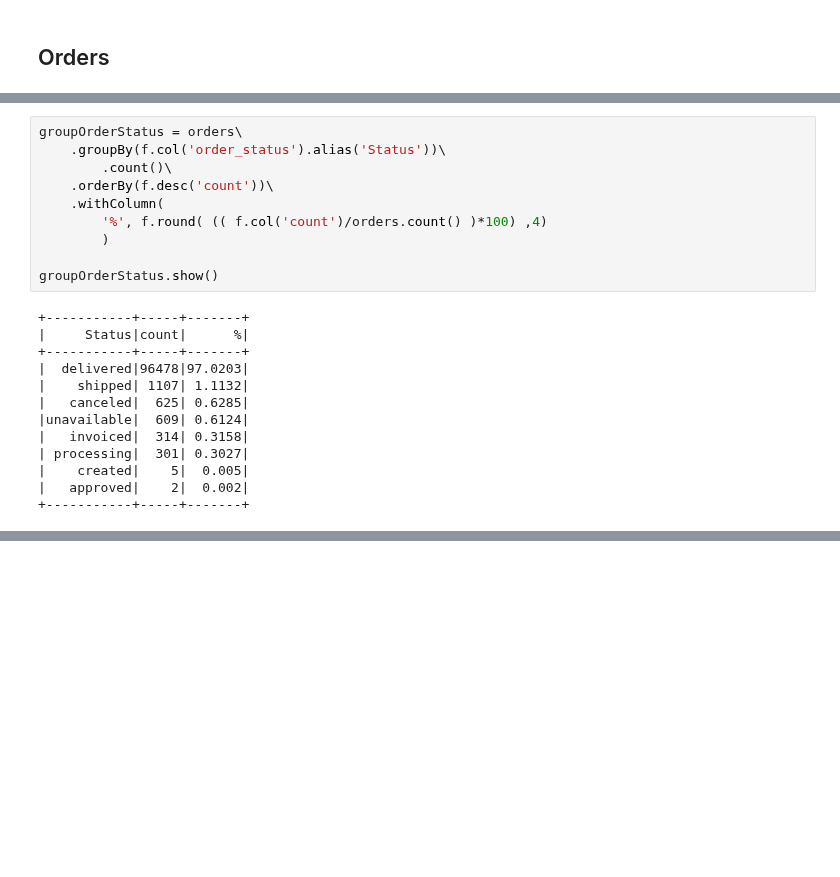
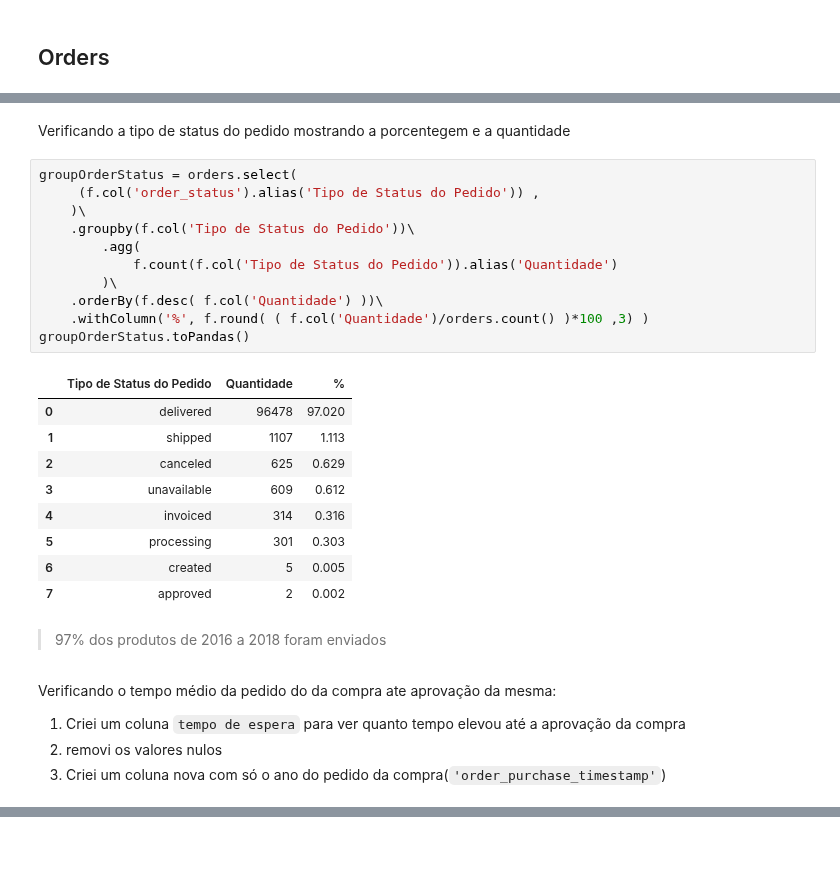
Before and after one commit to kaladabrio2020/Compass.Uol.DataScience, a Jupyter notebook: Sprint 01/ProjetoSprint01/ProjetoSprint01-Desafio.ipynb, the cells around one changed output, grey strips where cells are left out. Saved outputs shown, nothing was run; the diff lists cells and outputs as text; blank space fills up the shorter version.

```diff
--- a/Sprint 01/ProjetoSprint01/ProjetoSprint01-Desafio.ipynb
+++ b/Sprint 01/ProjetoSprint01/ProjetoSprint01-Desafio.ipynb
@@ -119,23 +149,30 @@ Para o conjuto de dados Orders , com 99441 linhas
+# %% [markdown]
+Verificando a tipo de status do pedido mostrando a porcentegem e a quantidade
 # %%
-groupOrderStatus = orders\
-    .groupBy(f.col('order_status').alias('Status'))\
-        .count()\
-    .orderBy(f.desc('count'))\
-    .withColumn(
-        '%', f.round( (( f.col('count')/orders.count() )*100) ,4)
-        )
-
-groupOrderStatus.show()
+groupOrderStatus = orders.select(
+     (f.col('order_status').alias('Tipo de Status do Pedido')) ,
+    )\
+    .groupby(f.col('Tipo de Status do Pedido'))\
+        .agg(
+            f.count(f.col('Tipo de Status do Pedido')).alias('Quantidade')
+        )\
+    .orderBy(f.desc( f.col('Quantidade') ))\
+    .withColumn('%', f.round( ( f.col('Quantidade')/orders.count() )*100 ,3) )
+groupOrderStatus.toPandas()
 # %% [output]
-+-----------+-----+-------+
-|     Status|count|      %|
-+-----------+-----+-------+
-|  delivered|96478|97.0203|
-|    shipped| 1107| 1.1132|
-|   canceled|  625| 0.6285|
-|unavailable|  609| 0.6124|
-|   invoiced|  314| 0.3158|
-| processing|  301| 0.3027|
-|    created|    5|  0.005|
-|   approved|    2|  0.002|
-+-----------+-----+-------+
+|  | Tipo de Status do Pedido | Quantidade | % |
+| 0 | delivered | 96478 | 97.020 |
+| 1 | shipped | 1107 | 1.113 |
+| 2 | canceled | 625 | 0.629 |
+| 3 | unavailable | 609 | 0.612 |
+| 4 | invoiced | 314 | 0.316 |
+| 5 | processing | 301 | 0.303 |
+| 6 | created | 5 | 0.005 |
+| 7 | approved | 2 | 0.002 |
+# %% [markdown]
+> 97% dos produtos de 2016 a 2018 foram enviados
+# %% [markdown]
+Verificando o tempo médio da pedido do da compra ate aprovação da mesma:
+1. Criei um coluna `tempo de espera` para ver quanto tempo elevou até a aprovação da compra
+2. removi os valores nulos
+3. Criei um coluna nova com só o ano do pedido da compra(`'order_purchase_timestamp'`)
```
Also changed, not shown: parts of 32 cells of this notebook, 2 other files.
